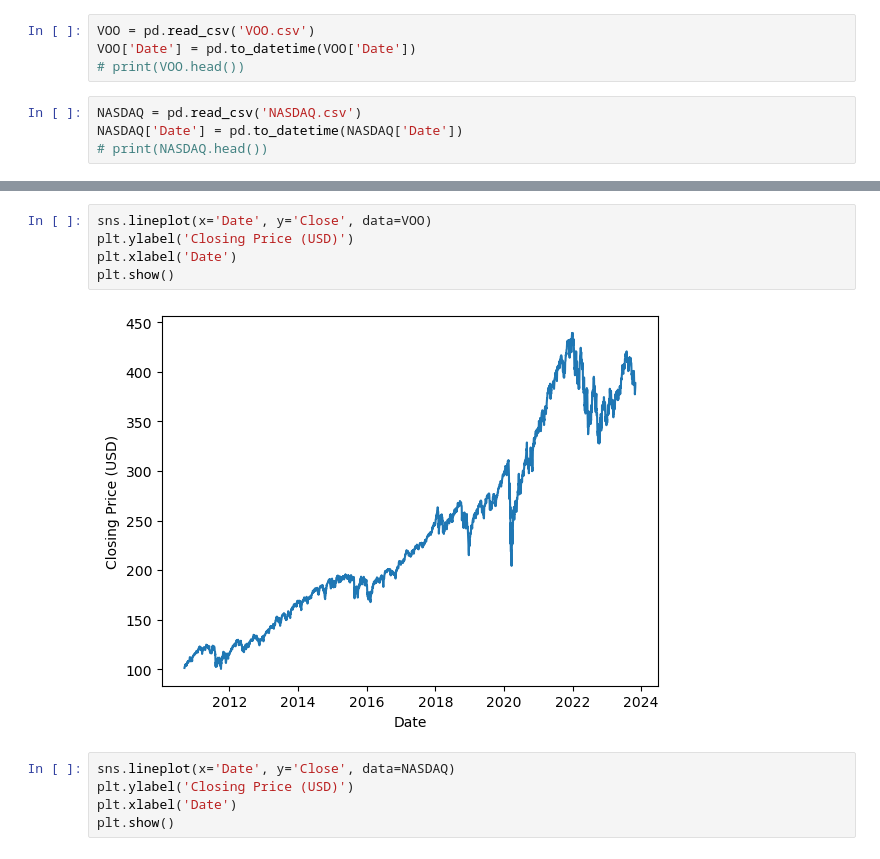
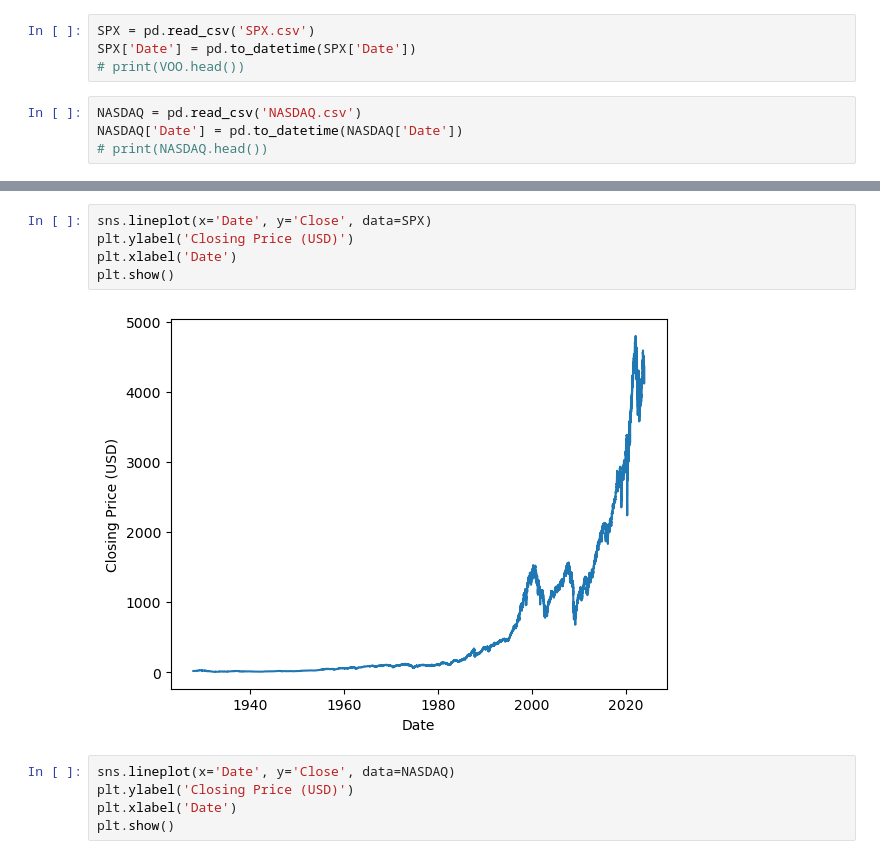
Before and after one commit to emilyheraty/cs216financeproject, a Jupyter notebook: proj.ipynb, the cells around one changed output, grey strips where cells are left out. Cells and saved outputs as stored; diff of their text form.

```diff
--- a/proj.ipynb
+++ b/proj.ipynb
@@ -11,7 +11,7 @@ bitcoin['Date'] = pd.to_datetime(bitcoin['Date'])
 # print(bitcoin.head())
 # %%
-VOO = pd.read_csv('VOO.csv')
-VOO['Date'] = pd.to_datetime(VOO['Date'])
+SPX = pd.read_csv('SPX.csv')
+SPX['Date'] = pd.to_datetime(SPX['Date'])
 # print(VOO.head())
 # %%
 NASDAQ = pd.read_csv('NASDAQ.csv')
@@ -39,12 +53,12 @@ plt.show()
 # %% [output]
 [figure]
 # %%
-sns.lineplot(x='Date', y='Close', data=VOO)
+sns.lineplot(x='Date', y='Close', data=SPX)
 plt.ylabel('Closing Price (USD)')
 plt.xlabel('Date')
 plt.show()
 # %% [output]
-[figure, old version]
+[figure, new version]
 # %%
 sns.lineplot(x='Date', y='Close', data=NASDAQ)
 plt.ylabel('Closing Price (USD)')
```
Also changed, not shown: parts of 17 cells of this notebook, 6 other files.
